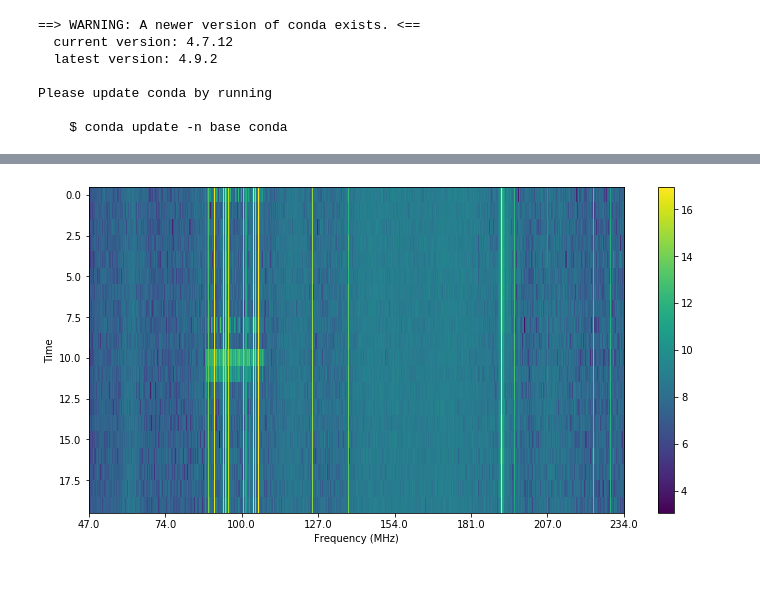
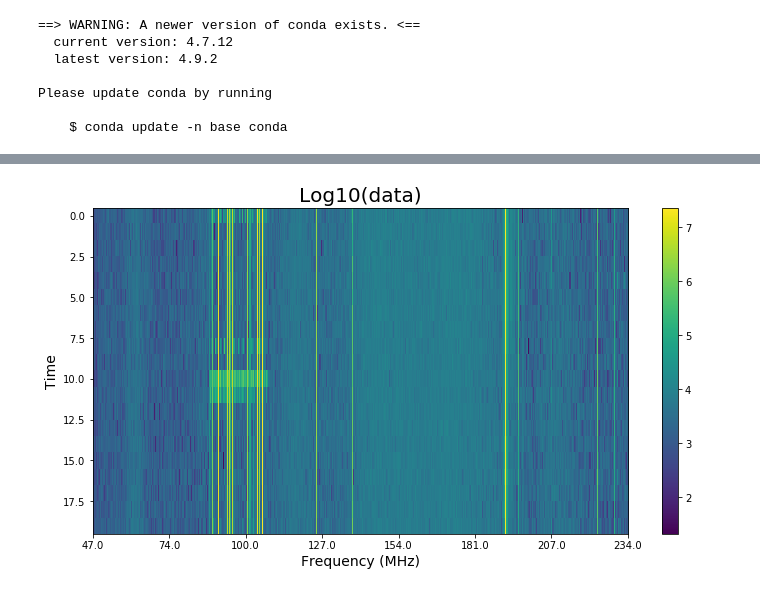
Before and after one commit to maria8ch/Phys434_BigData, a Jupyter notebook: Chernyavskaya_Report5.ipynb, the cells around one changed output, grey strips where cells are left out. Drawn from its saved outputs; the diff is of its cells as text; code cells hidden in the pictures.

```diff
--- a/Chernyavskaya_Report5.ipynb
+++ b/Chernyavskaya_Report5.ipynb
@@ -40,13 +100,14 @@ data = uv.get_data(antenna1,antenna2)
 # %%
 fig, axs = plt.subplots(1,1,figsize=(12,6))
-im = plt.imshow(np.log(np.abs(data)),aspect='auto')
+im = plt.imshow(np.log10(np.abs(data)), aspect='auto')
 cbar = fig.colorbar(im)
 freqs = uv.freq_array[0]*1e-6 #gets frequencies associated with each channel, in MHz
-axs.set_ylabel('Time')
-axs.set_xlabel('Frequency (MHz)')
+axs.set_ylabel('Time', fontsize = 14)
+axs.set_xlabel('Frequency (MHz)', fontsize = 14)
 xticks = [int(i) for i in np.linspace(0,len(freqs)-1,8)]
 _ = axs.set_xticks(xticks)
 xticklabels = np.around(freqs[xticks],0)
 _ = axs.set_xticklabels(xticklabels)
+axs.set_title("Log10(data)", fontsize= 20);
 # %% [output]
-[figure, old version]
+[figure, new version]
```
Also changed, not shown: parts of 27 cells of this notebook.
